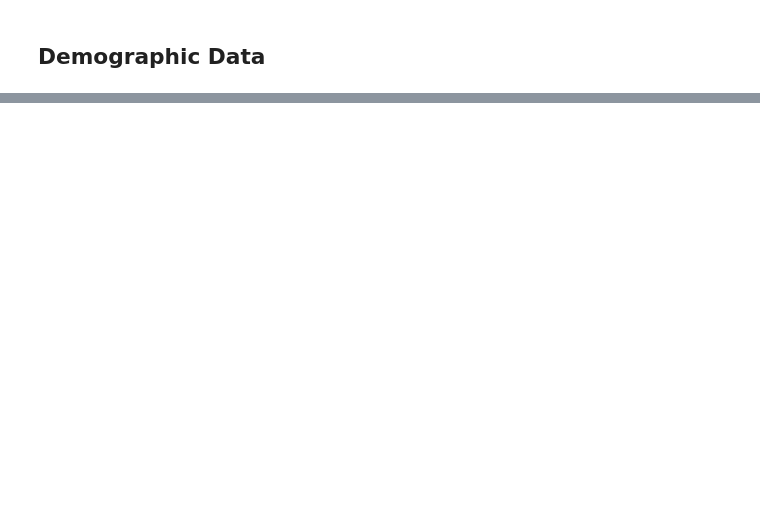
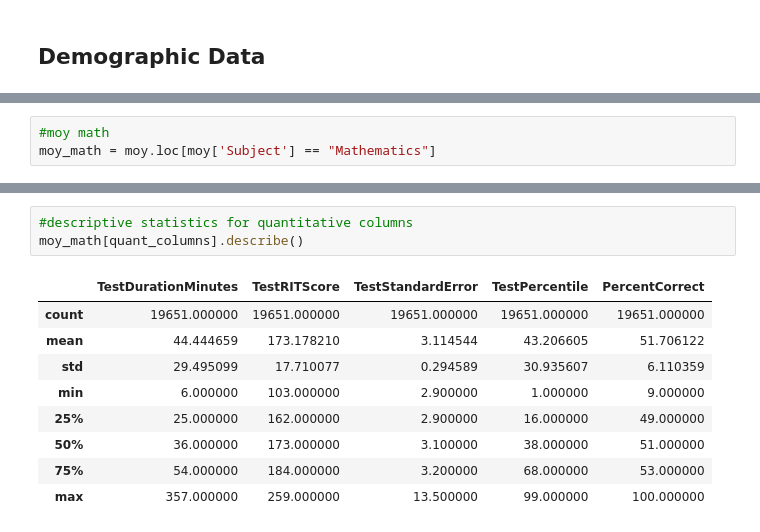
Before and after one commit to kristen770/MAP-Data-Analysis, a Jupyter notebook: MAP Score Analysis.ipynb, the cells around one changed output, grey strips where cells are left out. Drawn from its saved outputs; the diff is of its cells as text; blank space fills up the shorter version.

```diff
--- a/MAP Score Analysis.ipynb
+++ b/MAP Score Analysis.ipynb
@@ -276,0 +271,3 @@ for col in hist_columns:
+# %%
+#moy math
+moy_math = moy.loc[moy['Subject'] == "Mathematics"]
@@ -276,0 +287,13 @@ for col in hist_columns:
+# %%
+#descriptive statistics for quantitative columns
+moy_math[quant_columns].describe()
+# %% [output]
+|  | TestDurationMinutes | TestRITScore | TestStandardError | TestPercentile | PercentCorrect |
+| count | 19651.000000 | 19651.000000 | 19651.000000 | 19651.000000 | 19651.000000 |
+| mean | 44.444659 | 173.178210 | 3.114544 | 43.206605 | 51.706122 |
+| std | 29.495099 | 17.710077 | 0.294589 | 30.935607 | 6.110359 |
+| min | 6.000000 | 103.000000 | 2.900000 | 1.000000 | 9.000000 |
+| 25% | 25.000000 | 162.000000 | 2.900000 | 16.000000 | 49.000000 |
+| 50% | 36.000000 | 173.000000 | 3.100000 | 38.000000 | 51.000000 |
+| 75% | 54.000000 | 184.000000 | 3.200000 | 68.000000 | 53.000000 |
+| max | 357.000000 | 259.000000 | 13.500000 | 99.000000 | 100.000000 |
```
Also changed, not shown: parts of 58 cells of this notebook.
